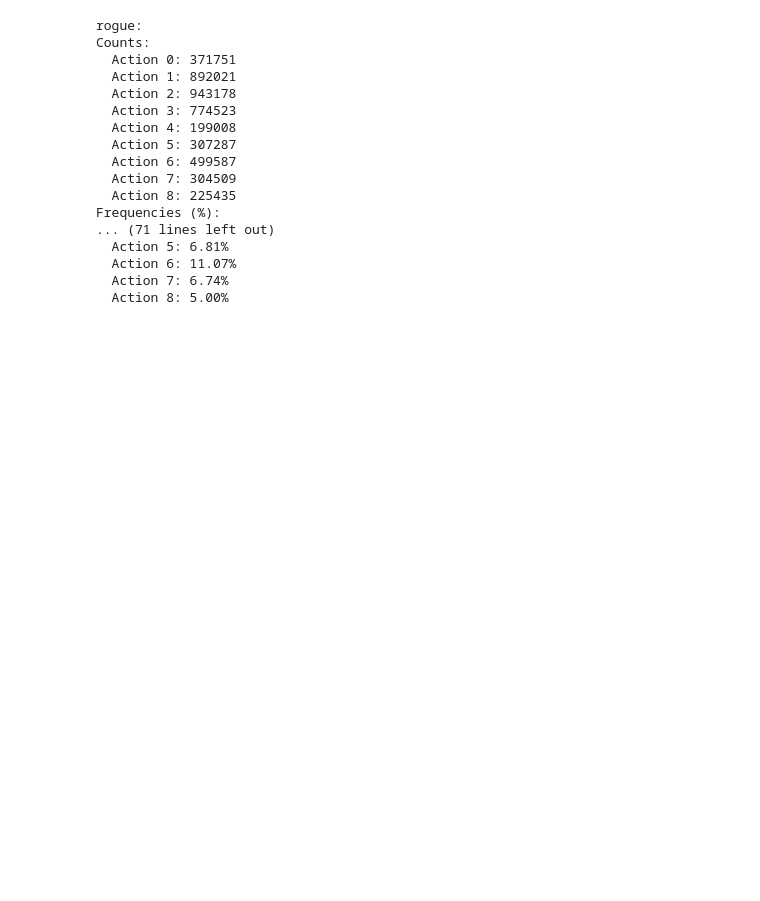
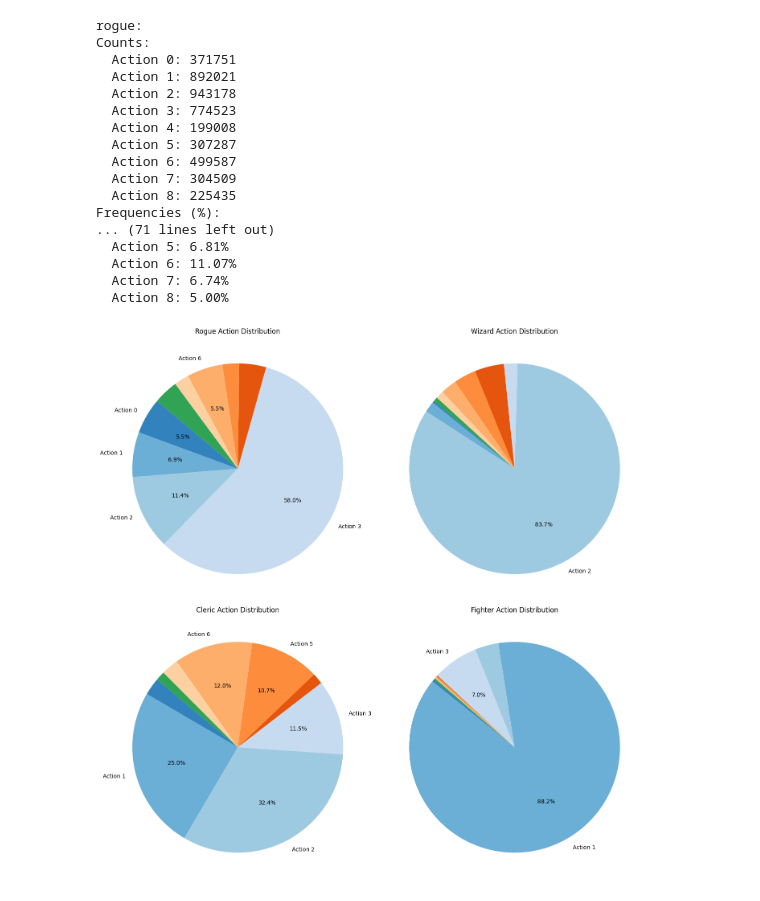
Before and after one commit to W0M34T/master_project, a Jupyter notebook: ma.ipynb, the cells around one changed output. Saved outputs shown, nothing was run; the diff lists cells and outputs as text; code cells hidden in the pictures; blank space fills up the shorter version.

```diff
--- a/ma.ipynb
+++ b/ma.ipynb
@@ -234,3 +414,66 @@ Frequencies (%):
   Action 6: 11.07%
   Action 7: 6.74%
   Action 8: 5.00%
+# %%
+import pandas as pd
+from matplotlib import pyplot as plt
+import numpy as np
+
+# Load the data
+data = pd.read_csv('data/sarl_100_000_actions.csv')
+
+# Function to calculate counts
+def calculate_counts(column):
+    return column.value_counts().sort_index()
+
+# Calculate action counts for each class
+class_names = ['rogue', 'wizard', 'cleric', 'fighter']
+class_counts = {name: calculate_counts(data[name]) for name in class_names}
+
+# Normalize data for pie charts
+normalized_counts = {name: counts / counts.sum() for name, counts in class_counts.items()}
+
+# Creating color scale
+cmap = plt.get_cmap("tab20c")
+colors = cmap(np.arange(len(class_counts['rogue'])))
+
+# Function to filter labels and percentages based on a threshold
+def filter_labels_and_percentages(counts, threshold=0.05):
+    total = counts.sum()
+    labels = []
+    pct_labels = []
+    for i, count in enumerate(counts):
+        if count / total >= threshold:
+            labels.append(f'Action {i}')
+            pct_labels.append(f'{count / total:.1%}')
+        else:
+            labels.append('')  # Empty label for small slices
+            pct_labels.append('')  # Empty percentage for small slices
+    return labels, pct_labels
+
+# Custom autopct function
+def make_autopct(pct_labels):
+    def autopct(pct):
+        return pct_labels.pop(0)
+    return autopct
+
+# Creating the figure and axes for a 2x2 grid of plots
+fig, axs = plt.subplots(2, 2, figsize=(14, 14))
+
+# Plot pie charts for each class
+for ax, class_name in zip(axs.flatten(), class_names):
+    counts = class_counts[class_name]
+    norm = normalized_counts[class_name]
+    labels, pct_labels = filter_labels_and_percentages(counts)
+
+    ax.pie(norm, labels=labels, colors=colors,
+           autopct=make_autopct(pct_labels), startangle=140)
+    ax.set_title(f"{class_name.capitalize()} Action Distribution")
+
+# Adjust layout for better spacing
+plt.tight_layout()
+
+# Show plot
+plt.show()
+# %% [output]
+[figure, added]
```
Also changed, not shown: parts of 8 cells of this notebook, 13 other files.
